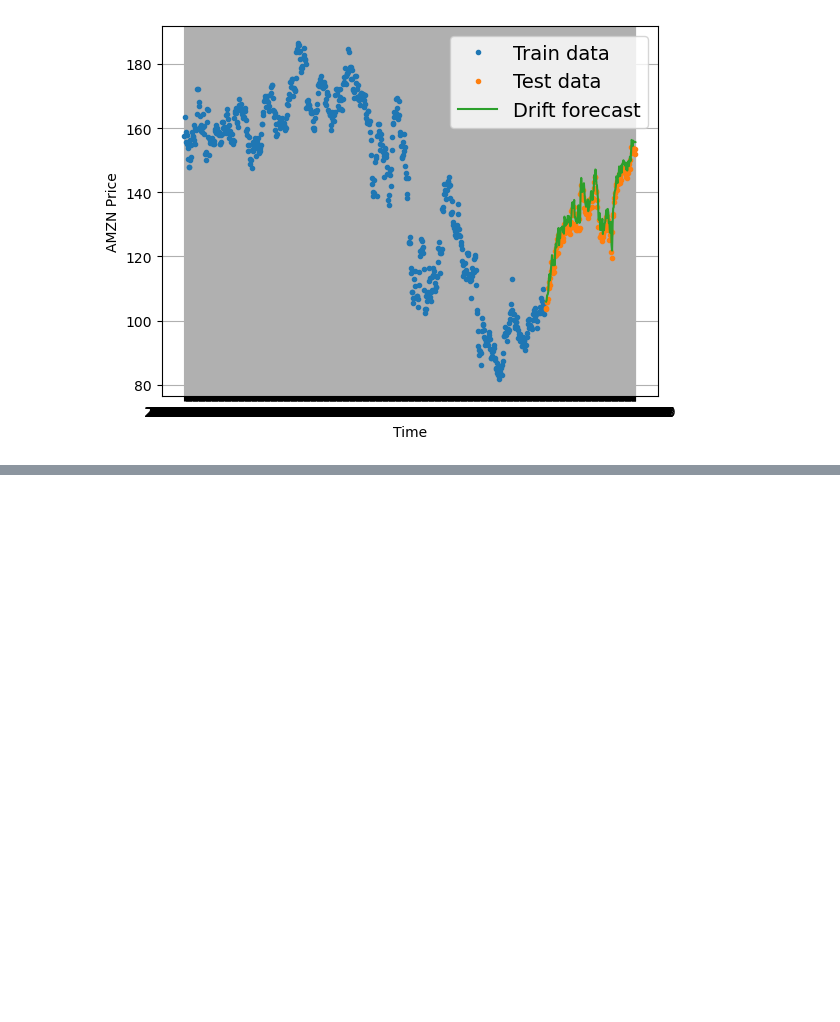
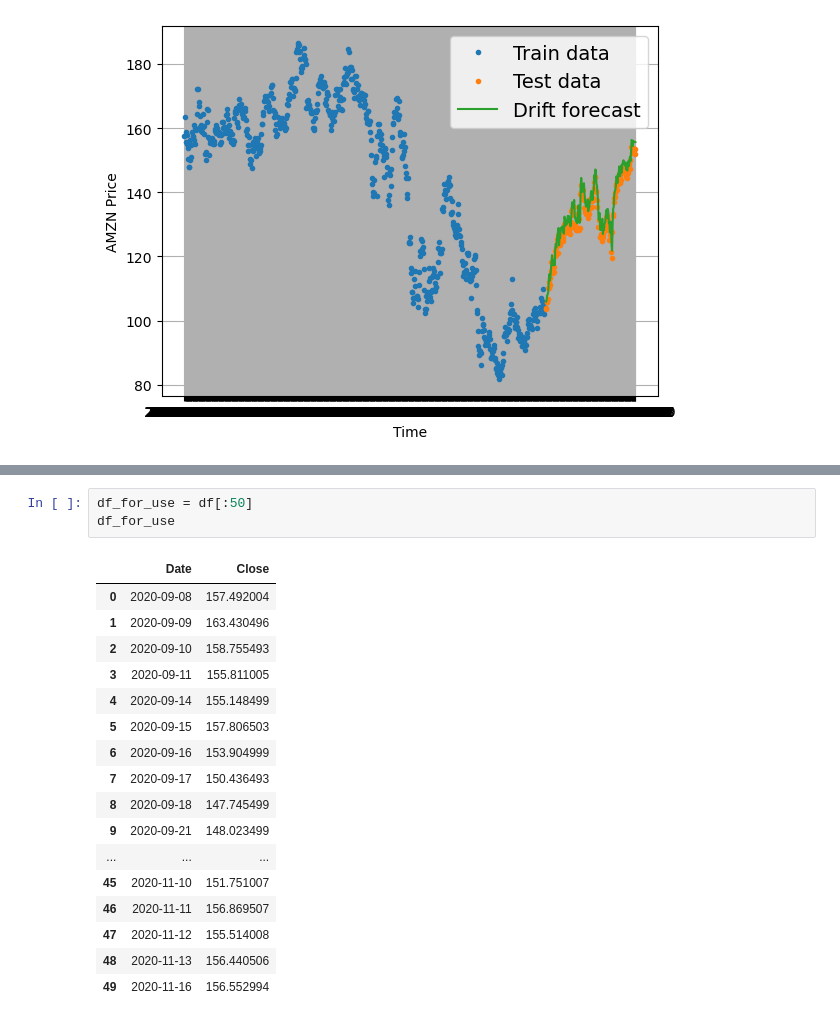
Before and after one commit to mrrkdas/Finance, a Jupyter notebook: Models.ipynb, the cells around one changed output, grey strips where cells are left out. Cells and saved outputs as stored; diff of their text form; blank space fills up the shorter version.

```diff
--- a/Models.ipynb
+++ b/Models.ipynb
@@ -78,0 +91,21 @@ plot_time_series(timesteps=test_dates[1:], values=drift_forecast, format="-", la
+# %%
+df_for_use = df[:50]
+df_for_use
+# %% [output]
+|  | Date | Close |
+| 0 | 2020-09-08 | 157.492004 |
+| 1 | 2020-09-09 | 163.430496 |
+| 2 | 2020-09-10 | 158.755493 |
+| 3 | 2020-09-11 | 155.811005 |
+| 4 | 2020-09-14 | 155.148499 |
+| 5 | 2020-09-15 | 157.806503 |
+| 6 | 2020-09-16 | 153.904999 |
+| 7 | 2020-09-17 | 150.436493 |
+| 8 | 2020-09-18 | 147.745499 |
+| 9 | 2020-09-21 | 148.023499 |
+| ... | ... | ... |
+| 45 | 2020-11-10 | 151.751007 |
+| 46 | 2020-11-11 | 156.869507 |
+| 47 | 2020-11-12 | 155.514008 |
+| 48 | 2020-11-13 | 156.440506 |
+| 49 | 2020-11-16 | 156.552994 |
```
Also changed, not shown: parts of 9 cells of this notebook, 1 other file.
